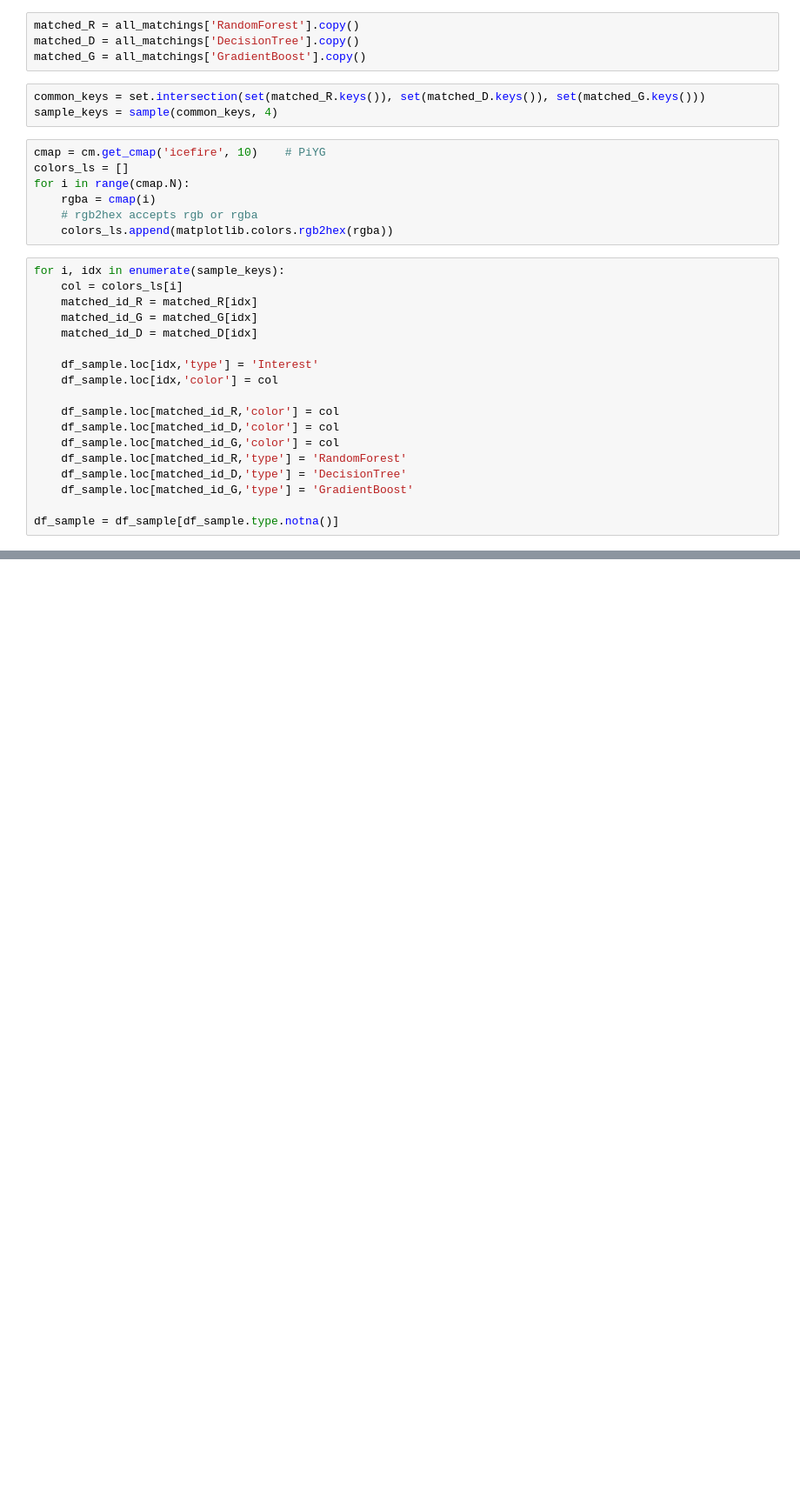
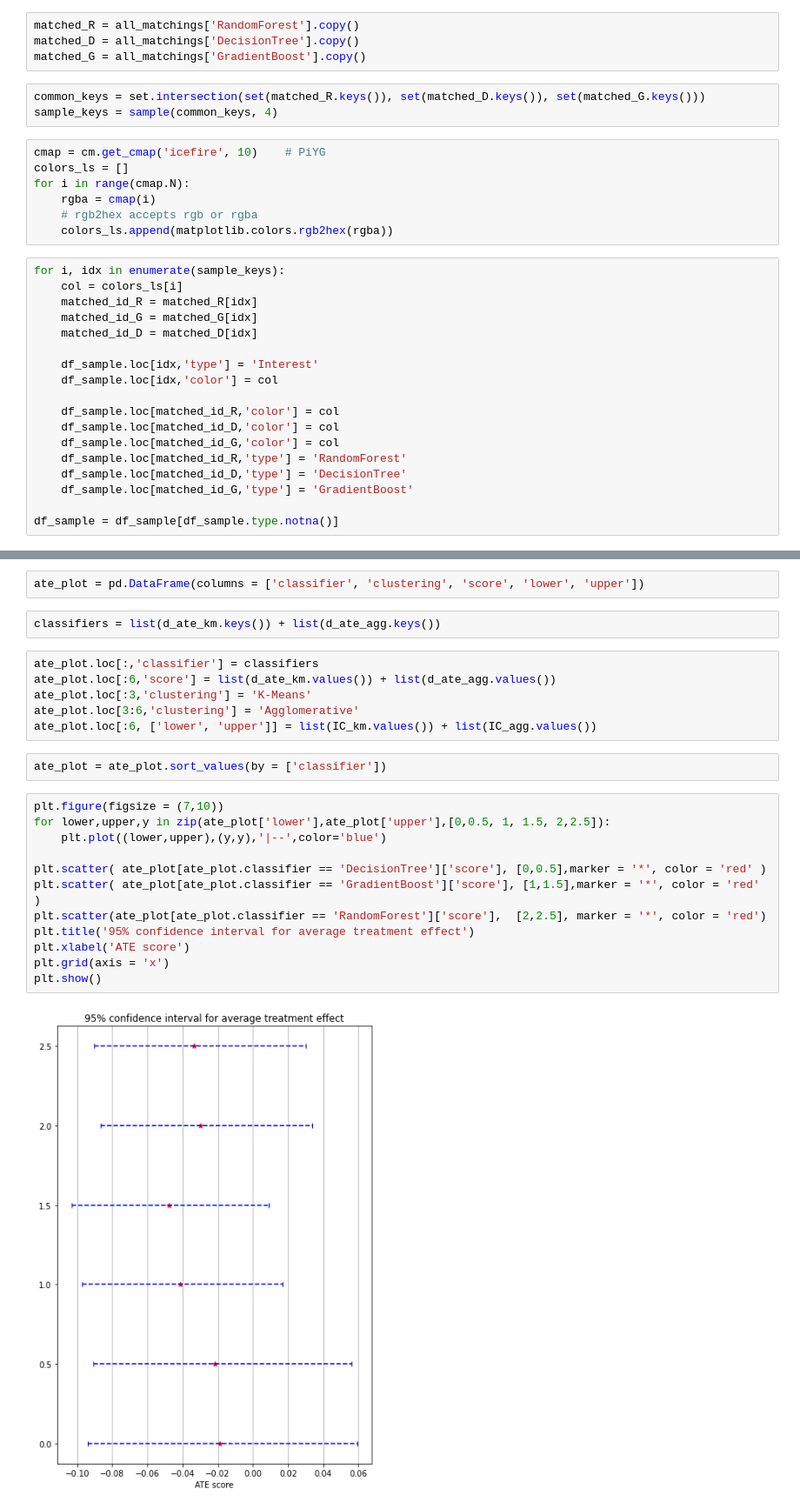
Before and after one commit to epfl-ada/ada-2020-project-milestone-p3-p3_mojo_team, a Jupyter notebook: project.ipynb, the cells around one changed output, grey strips where cells are left out. Shown at 87% size. Saved outputs shown, nothing was run; the diff lists cells and outputs as text; blank space fills up the shorter version.

```diff
--- a/project.ipynb
+++ b/project.ipynb
@@ -787,0 +782,26 @@ visualize_matching(data_treatment, features=['S_satisfloor', 'S_satishouse', 'S_
+# %%
+ate_plot = pd.DataFrame(columns = ['classifier', 'clustering', 'score', 'lower', 'upper'])
+# %%
+classifiers = list(d_ate_km.keys()) + list(d_ate_agg.keys())
+# %%
+ate_plot.loc[:,'classifier'] = classifiers
+ate_plot.loc[:6,'score'] = list(d_ate_km.values()) + list(d_ate_agg.values())
+ate_plot.loc[:3,'clustering'] = 'K-Means'
+ate_plot.loc[3:6,'clustering'] = 'Agglomerative'
+ate_plot.loc[:6, ['lower', 'upper']] = list(IC_km.values()) + list(IC_agg.values())
+# %%
+ate_plot = ate_plot.sort_values(by = ['classifier'])
+# %%
+plt.figure(figsize = (7,10))
+for lower,upper,y in zip(ate_plot['lower'],ate_plot['upper'],[0,0.5, 1, 1.5, 2,2.5]):
+    plt.plot((lower,upper),(y,y),'|--',color='blue')
+
+plt.scatter( ate_plot[ate_plot.classifier == 'DecisionTree']['score'], [0,0.5],marker = '*', color = 'red' )
+plt.scatter( ate_plot[ate_plot.classifier == 'GradientBoost']['score'], [1,1.5],marker = '*', color = 'red' )
+plt.scatter(ate_plot[ate_plot.classifier == 'RandomForest']['score'],  [2,2.5], marker = '*', color = 'red')
+plt.title('95% confidence interval for average treatment effect')
+plt.xlabel('ATE score')
+plt.grid(axis = 'x')
+plt.show()
+# %% [output]
+[figure, added]
```
Also changed, not shown: parts of 15 cells of this notebook.
